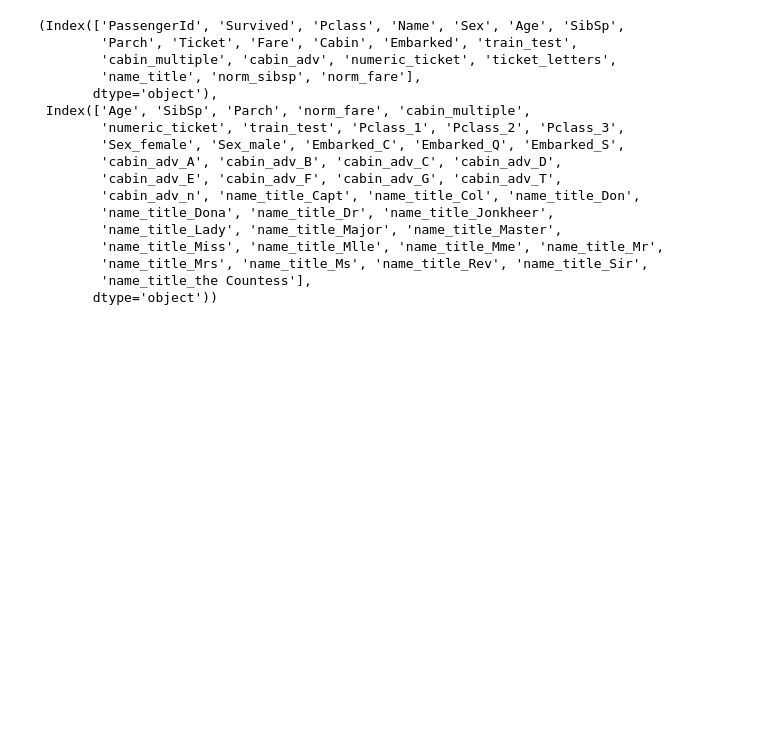
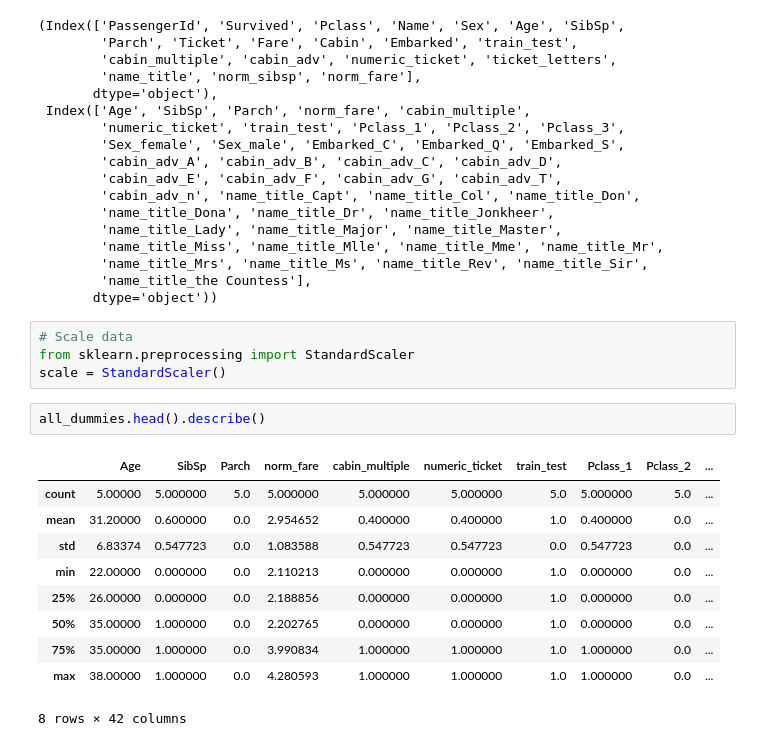
Before and after one commit to FerPicado/Machine-Learning-Bootcamp, a Jupyter notebook: Scikit Learn/titanic-disaster/main.ipynb, the cells around one changed output. Drawn from its saved outputs; the diff is of its cells as text; blank space fills up the shorter version.

```diff
--- a/Scikit Learn/titanic-disaster/main.ipynb
+++ b/Scikit Learn/titanic-disaster/main.ipynb
@@ -524,3 +524,20 @@ all_data.columns, all_dummies.columns
         'name_title_Mrs', 'name_title_Ms', 'name_title_Rev', 'name_title_Sir',
         'name_title_the Countess'],
        dtype='object'))
+# %%
+# Scale data
+from sklearn.preprocessing import StandardScaler
+scale = StandardScaler()
+# %%
+all_dummies.head().describe()
+# %% [output]
+|  | Age | SibSp | Parch | norm_fare | cabin_multiple | numeric_ticket | train_test | Pclass_1 | Pclass_2 | ... |
+| count | 5.00000 | 5.000000 | 5.0 | 5.000000 | 5.000000 | 5.000000 | 5.0 | 5.000000 | 5.0 | ... |
+| mean | 31.20000 | 0.600000 | 0.0 | 2.954652 | 0.400000 | 0.400000 | 1.0 | 0.400000 | 0.0 | ... |
+| std | 6.83374 | 0.547723 | 0.0 | 1.083588 | 0.547723 | 0.547723 | 0.0 | 0.547723 | 0.0 | ... |
+| min | 22.00000 | 0.000000 | 0.0 | 2.110213 | 0.000000 | 0.000000 | 1.0 | 0.000000 | 0.0 | ... |
+| 25% | 26.00000 | 0.000000 | 0.0 | 2.188856 | 0.000000 | 0.000000 | 1.0 | 0.000000 | 0.0 | ... |
+| 50% | 35.00000 | 1.000000 | 0.0 | 2.202765 | 0.000000 | 0.000000 | 1.0 | 0.000000 | 0.0 | ... |
+| 75% | 35.00000 | 1.000000 | 0.0 | 3.990834 | 1.000000 | 1.000000 | 1.0 | 1.000000 | 0.0 | ... |
+| max | 38.00000 | 1.000000 | 0.0 | 4.280593 | 1.000000 | 1.000000 | 1.0 | 1.000000 | 0.0 | ... |
+8 rows × 42 columns
```
Also changed, not shown: parts of 22 cells of this notebook.
